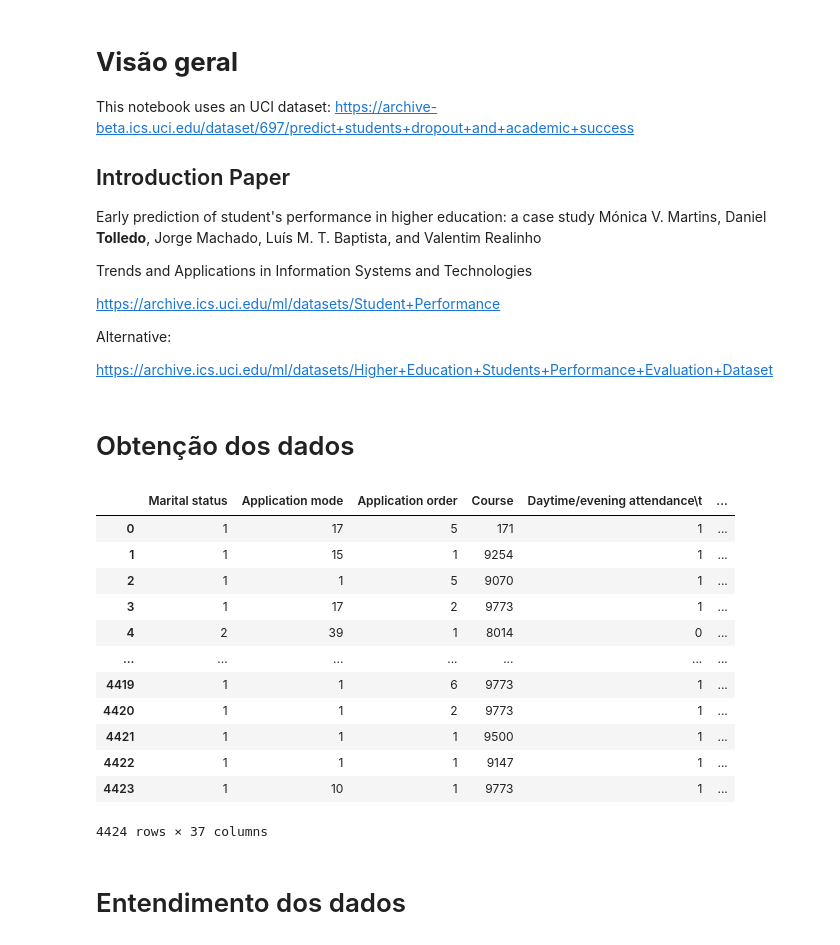
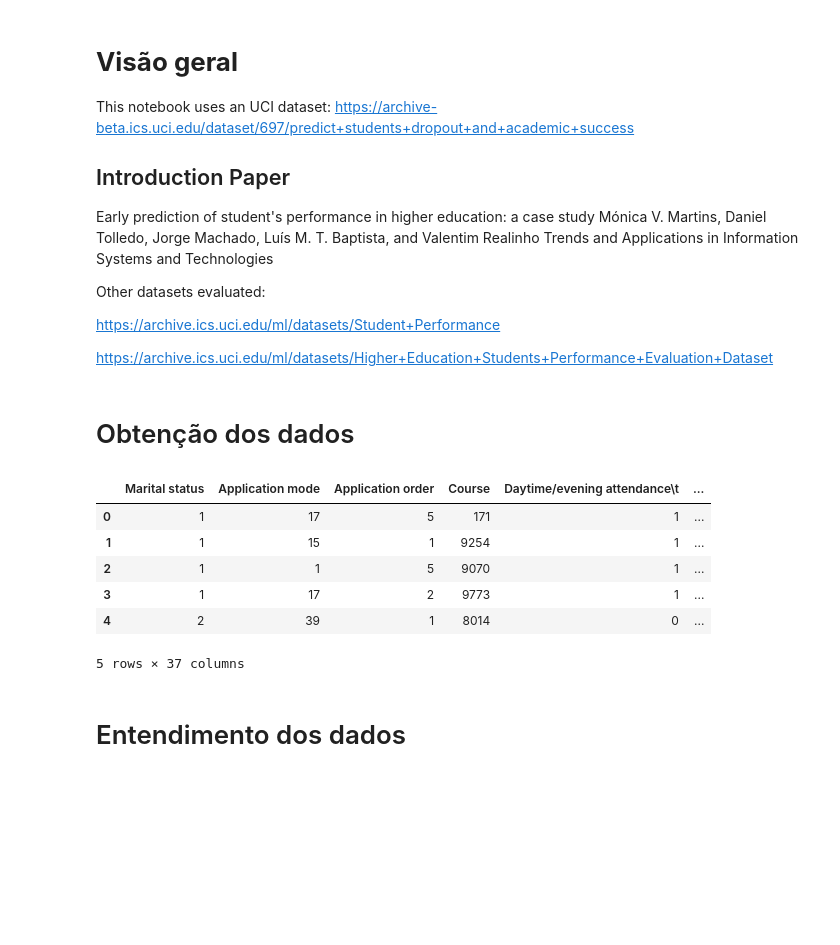
Before and after one commit to valuedriven/educationai, a Jupyter notebook: education_prediction.ipynb, the cells around one changed output. Cells and saved outputs as stored; diff of their text form; code cells hidden in the pictures; blank space fills up the shorter version.

```diff
--- a/education_prediction.ipynb
+++ b/education_prediction.ipynb
@@ -9,14 +7,13 @@ https://archive-beta.ics.uci.edu/dataset/697/predict+students+dropout+and+academ
 ## Introduction Paper
 
 Early prediction of student's performance in higher education: a case study
-Mónica V. Martins, Daniel **Tolledo**, Jorge Machado, Luís M. T. Baptista, and Valentim Realinho
+Mónica V. Martins, Daniel Tolledo, Jorge Machado, Luís M. T. Baptista, and Valentim Realinho Trends and Applications in Information Systems and Technologies
 
-Trends and Applications in Information Systems and Technologies
+
+Other datasets evaluated:
 
 https://archive.ics.uci.edu/ml/datasets/Student+Performance
 
-Alternative:
-
 https://archive.ics.uci.edu/ml/datasets/Higher+Education+Students+Performance+Evaluation+Dataset
 # %% [markdown]
 # Obtenção dos dados
@@ -34,21 +29,15 @@ zip_file = ZipFile( BytesIO(filename), 'r' )
 # %%
 import pandas as pd
 
 df = pd.read_csv(zip_file.open(dataset_file),sep=';')
-df
+df.head(5)
 # %% [output]
 |  | Marital status | Application mode | Application order | Course | Daytime/evening attendance\t | ... |
 | 0 | 1 | 17 | 5 | 171 | 1 | ... |
 | 1 | 1 | 15 | 1 | 9254 | 1 | ... |
 | 2 | 1 | 1 | 5 | 9070 | 1 | ... |
 | 3 | 1 | 17 | 2 | 9773 | 1 | ... |
 | 4 | 2 | 39 | 1 | 8014 | 0 | ... |
-| ... | ... | ... | ... | ... | ... | ... |
-| 4419 | 1 | 1 | 6 | 9773 | 1 | ... |
-| 4420 | 1 | 1 | 2 | 9773 | 1 | ... |
-| 4421 | 1 | 1 | 1 | 9500 | 1 | ... |
-| 4422 | 1 | 1 | 1 | 9147 | 1 | ... |
-| 4423 | 1 | 10 | 1 | 9773 | 1 | ... |
-4424 rows × 37 columns
+5 rows × 37 columns
 # %% [markdown]
 # Entendimento dos dados
```
Also changed, not shown: parts of 35 cells of this notebook, 1 other file.
